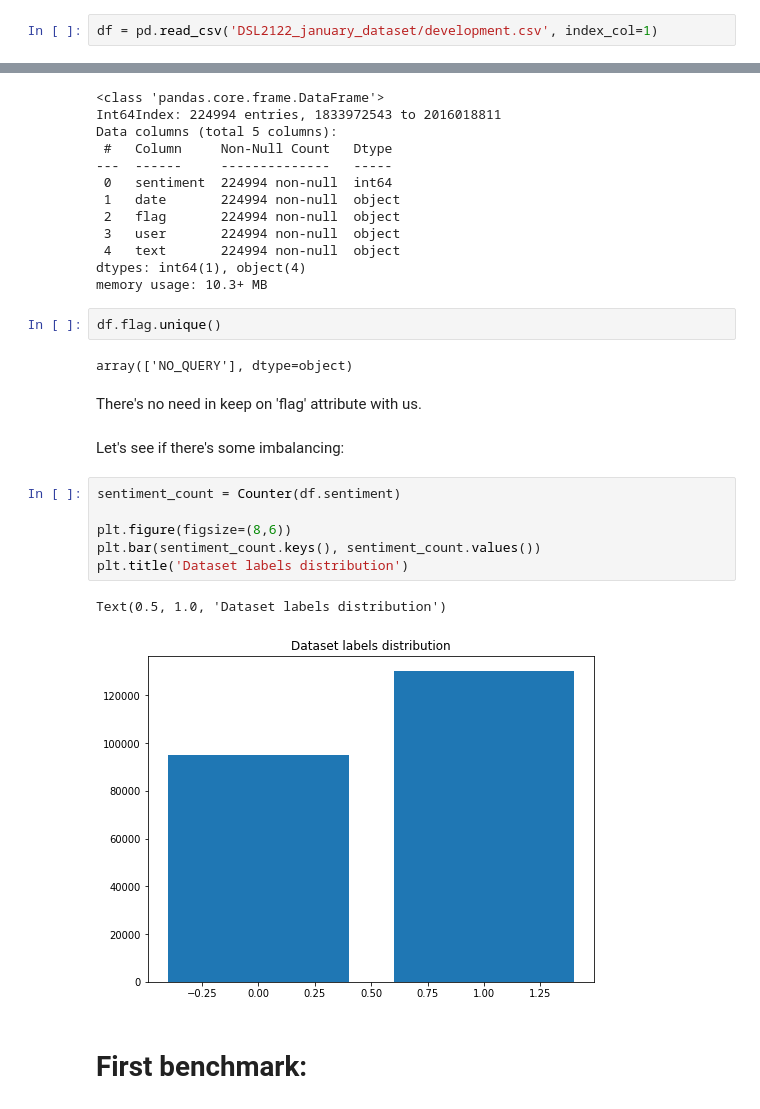
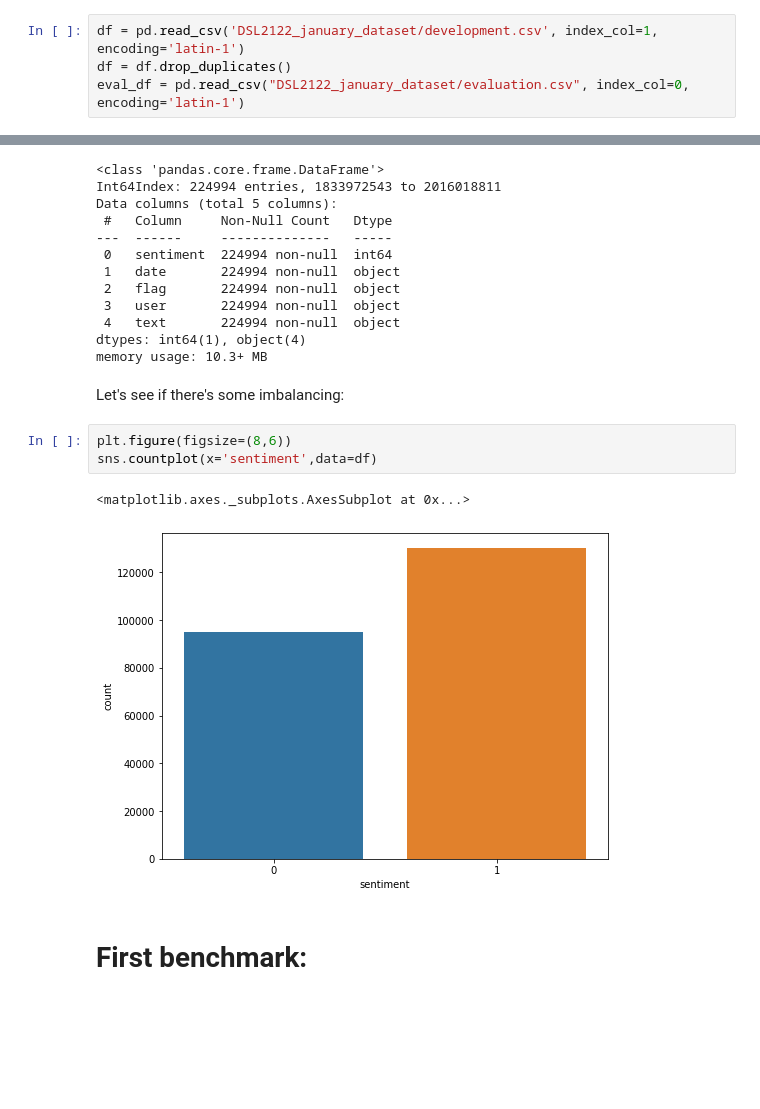
Before and after one commit to frank-lacriola/Twitter-Sentiment-Analysis, a Jupyter notebook: SA.ipynb, the cells around one changed output, grey strips where cells are left out. Saved outputs shown, nothing was run; the diff lists cells and outputs as text; blank space fills up the shorter version.

```diff
--- a/SA.ipynb
+++ b/SA.ipynb
@@ -90,4 +94,6 @@ nltk.download('wordnet')
 [nltk_data]   Unzipping corpora/wordnet.zip.
 True
 # %%
-df = pd.read_csv('DSL2122_january_dataset/development.csv', index_col=1)
+df = pd.read_csv('DSL2122_january_dataset/development.csv', index_col=1, encoding='latin-1')
+df = df.drop_duplicates()
+eval_df = pd.read_csv("DSL2122_january_dataset/evaluation.csv", index_col=0, encoding='latin-1')
@@ -118,23 +126,14 @@ Data columns (total 5 columns):
  4   text       224994 non-null  object
 dtypes: int64(1), object(4)
 memory usage: 10.3+ MB
-# %%
-df.flag.unique()
-# %% [output]
-array(['NO_QUERY'], dtype=object)
-# %% [markdown]
-There's no need in keep on 'flag' attribute with us.
 # %% [markdown]
 Let's see if there's some imbalancing:
-# %%
-sentiment_count = Counter(df.sentiment)
-
-plt.figure(figsize=(8,6))
-plt.bar(sentiment_count.keys(), sentiment_count.values())
-plt.title('Dataset labels distribution')
-# %% [output]
-Text(0.5, 1.0, 'Dataset labels distribution')
-[figure, removed]
+# %%
+plt.figure(figsize=(8,6))
+sns.countplot(x='sentiment',data=df)
+# %% [output]
+<matplotlib.axes._subplots.AxesSubplot at 0x...>
+[figure, added]
 # %% [markdown]
 # First benchmark:
 # %% [markdown]
```
Also changed, not shown: parts of 97 cells of this notebook.
